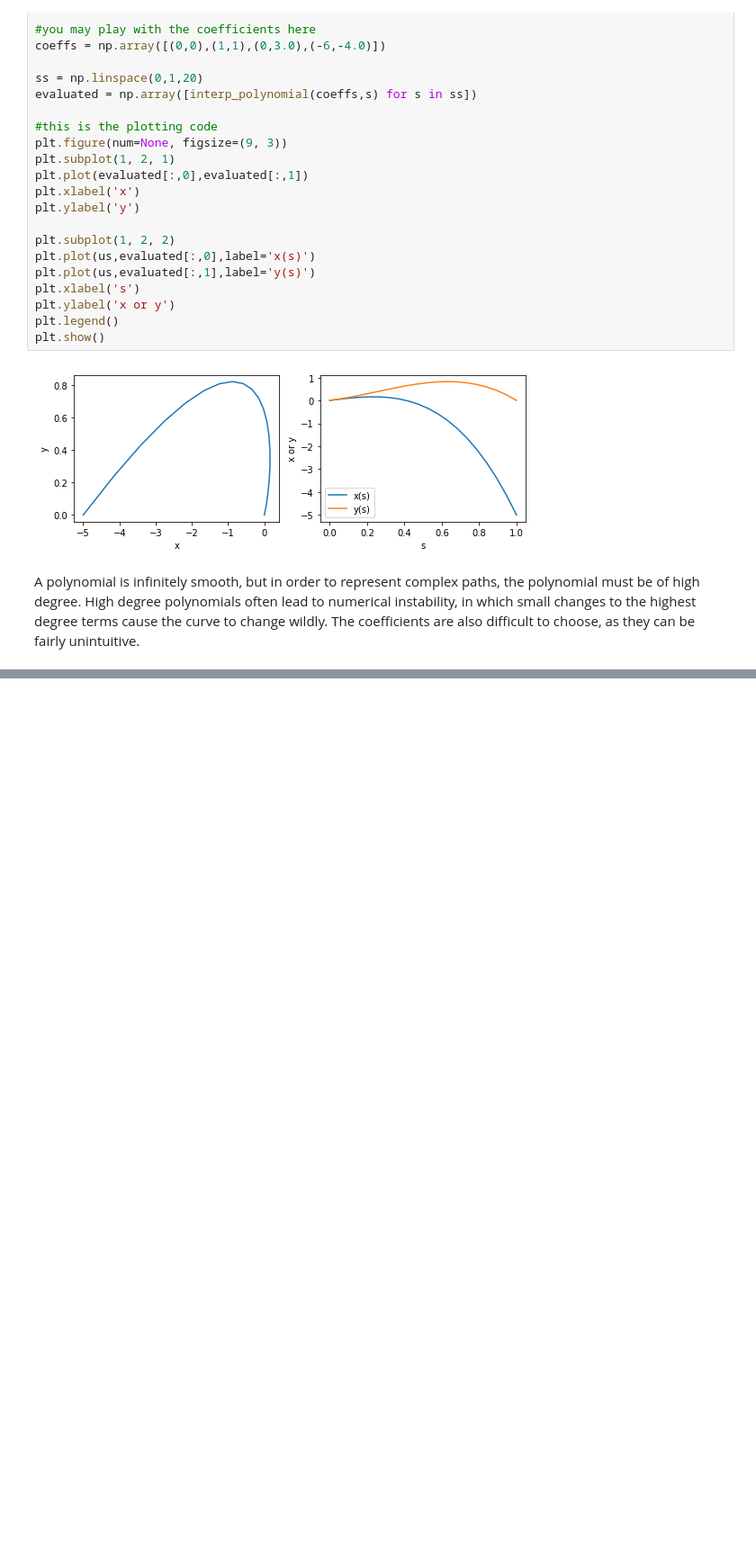
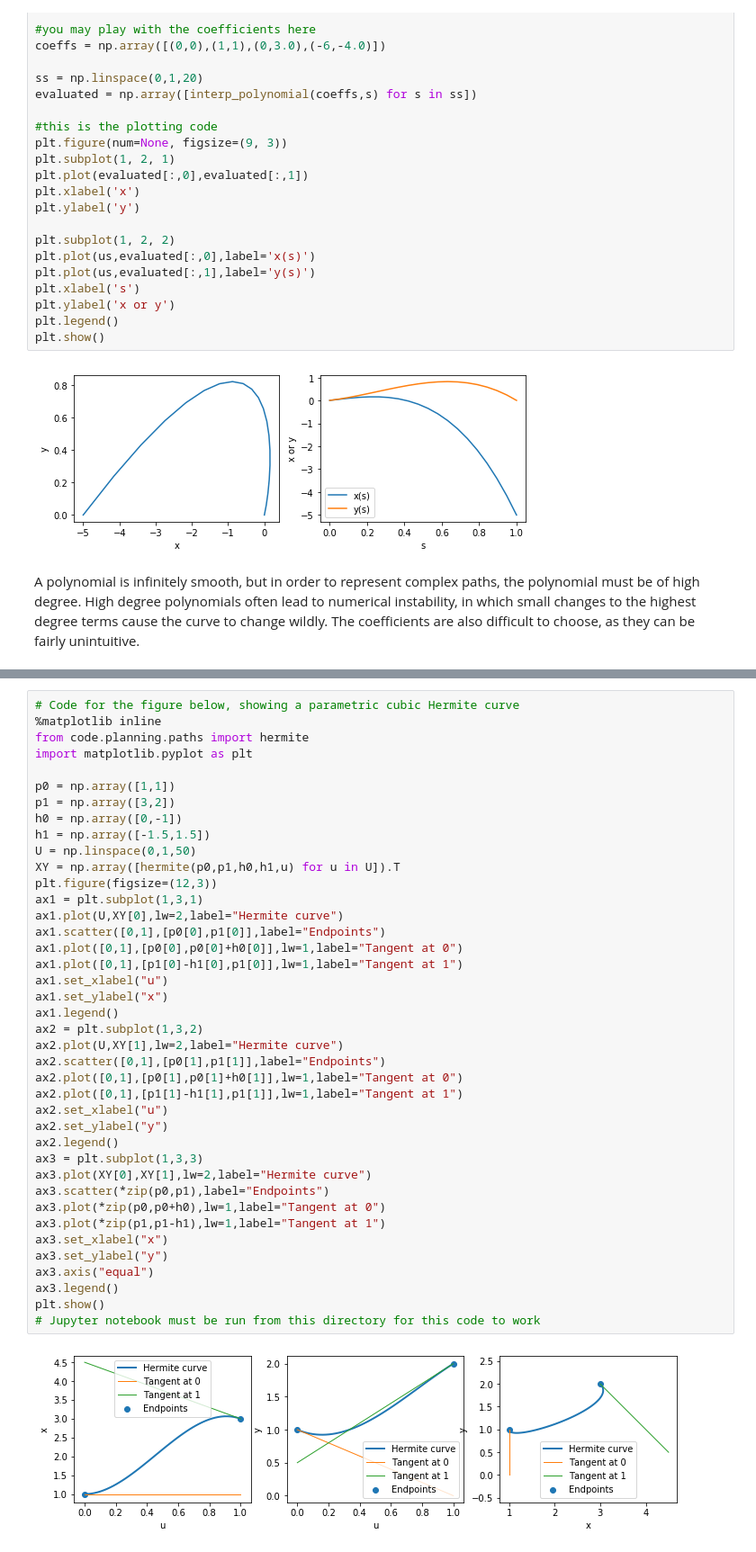
Before and after one commit to krishauser/RoboticSystemsBook, a Jupyter notebook: WhatIsMotionPlanning.ipynb, the cells around one changed output, grey strips where cells are left out. Shown: that part at 90% size. Cells and saved outputs as stored; diff of their text form; blank space fills up the shorter version.

```diff
--- a/WhatIsMotionPlanning.ipynb
+++ b/WhatIsMotionPlanning.ipynb
@@ -331,0 +340,42 @@ The quintic Hermite spline defines control points to include milestones and thei
+# %%
+# Code for the figure below, showing a parametric cubic Hermite curve
+%matplotlib inline
+from code.planning.paths import hermite
+import matplotlib.pyplot as plt
+
+p0 = np.array([1,1])
+p1 = np.array([3,2])
+h0 = np.array([0,-1])
+h1 = np.array([-1.5,1.5])
+U = np.linspace(0,1,50)
+XY = np.array([hermite(p0,p1,h0,h1,u) for u in U]).T
+plt.figure(figsize=(12,3))
+ax1 = plt.subplot(1,3,1)
+ax1.plot(U,XY[0],lw=2,label="Hermite curve")
+ax1.scatter([0,1],[p0[0],p1[0]],label="Endpoints")
+ax1.plot([0,1],[p0[0],p0[0]+h0[0]],lw=1,label="Tangent at 0")
+ax1.plot([0,1],[p1[0]-h1[0],p1[0]],lw=1,label="Tangent at 1")
+ax1.set_xlabel("u")
+ax1.set_ylabel("x")
+ax1.legend()
+ax2 = plt.subplot(1,3,2)
+ax2.plot(U,XY[1],lw=2,label="Hermite curve")
+ax2.scatter([0,1],[p0[1],p1[1]],label="Endpoints")
+ax2.plot([0,1],[p0[1],p0[1]+h0[1]],lw=1,label="Tangent at 0")
+ax2.plot([0,1],[p1[1]-h1[1],p1[1]],lw=1,label="Tangent at 1")
+ax2.set_xlabel("u")
+ax2.set_ylabel("y")
+ax2.legend()
+ax3 = plt.subplot(1,3,3)
+ax3.plot(XY[0],XY[1],lw=2,label="Hermite curve")
+ax3.scatter(*zip(p0,p1),label="Endpoints")
+ax3.plot(*zip(p0,p0+h0),lw=1,label="Tangent at 0")
+ax3.plot(*zip(p1,p1-h1),lw=1,label="Tangent at 1")
+ax3.set_xlabel("x")
+ax3.set_ylabel("y")
+ax3.axis("equal")
+ax3.legend()
+plt.show()
+# Jupyter notebook must be run from this directory for this code to work
+# %% [output]
+[figure, added]
```
Also changed, not shown: parts of 4 cells of this notebook, 29 other files.
